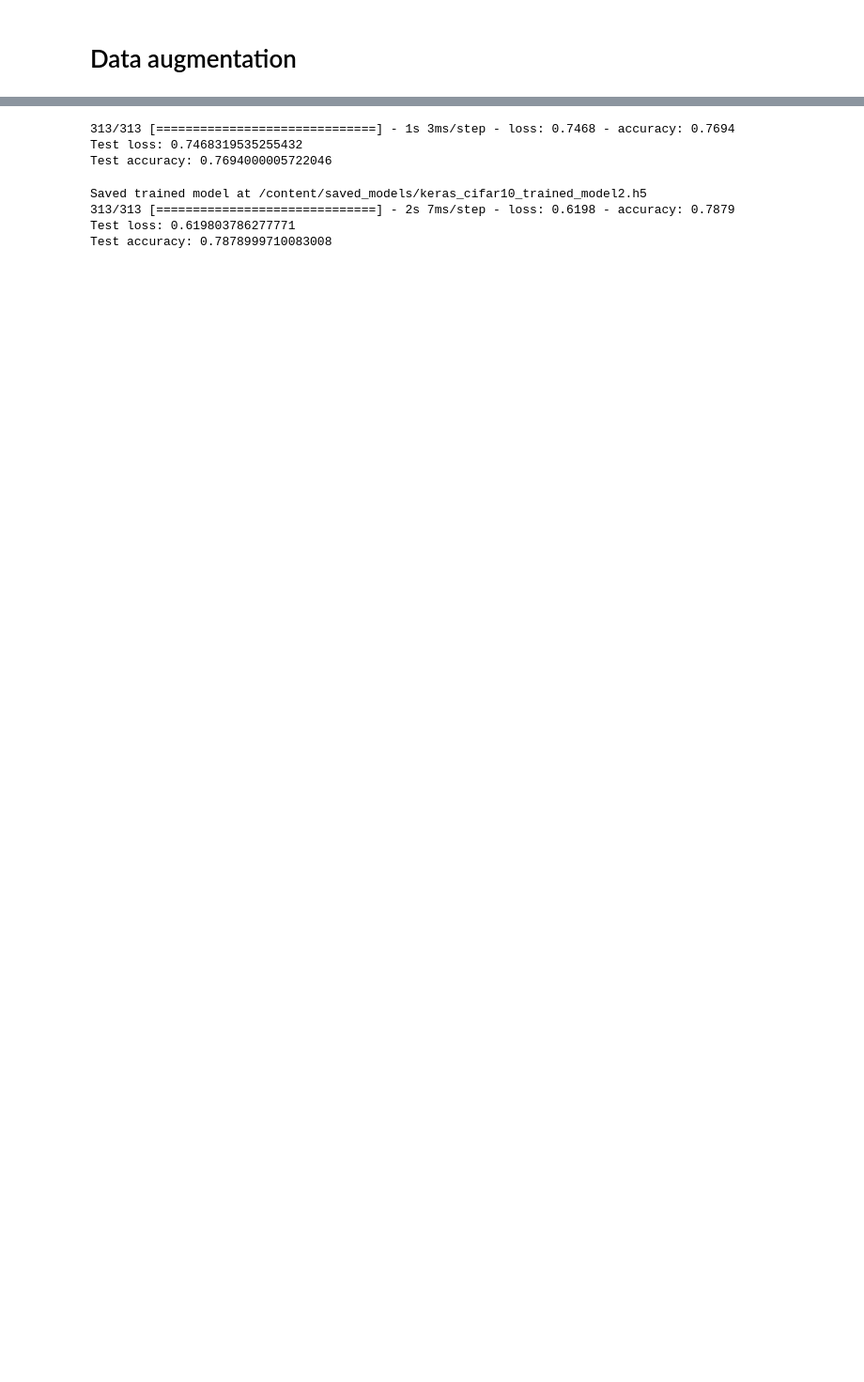
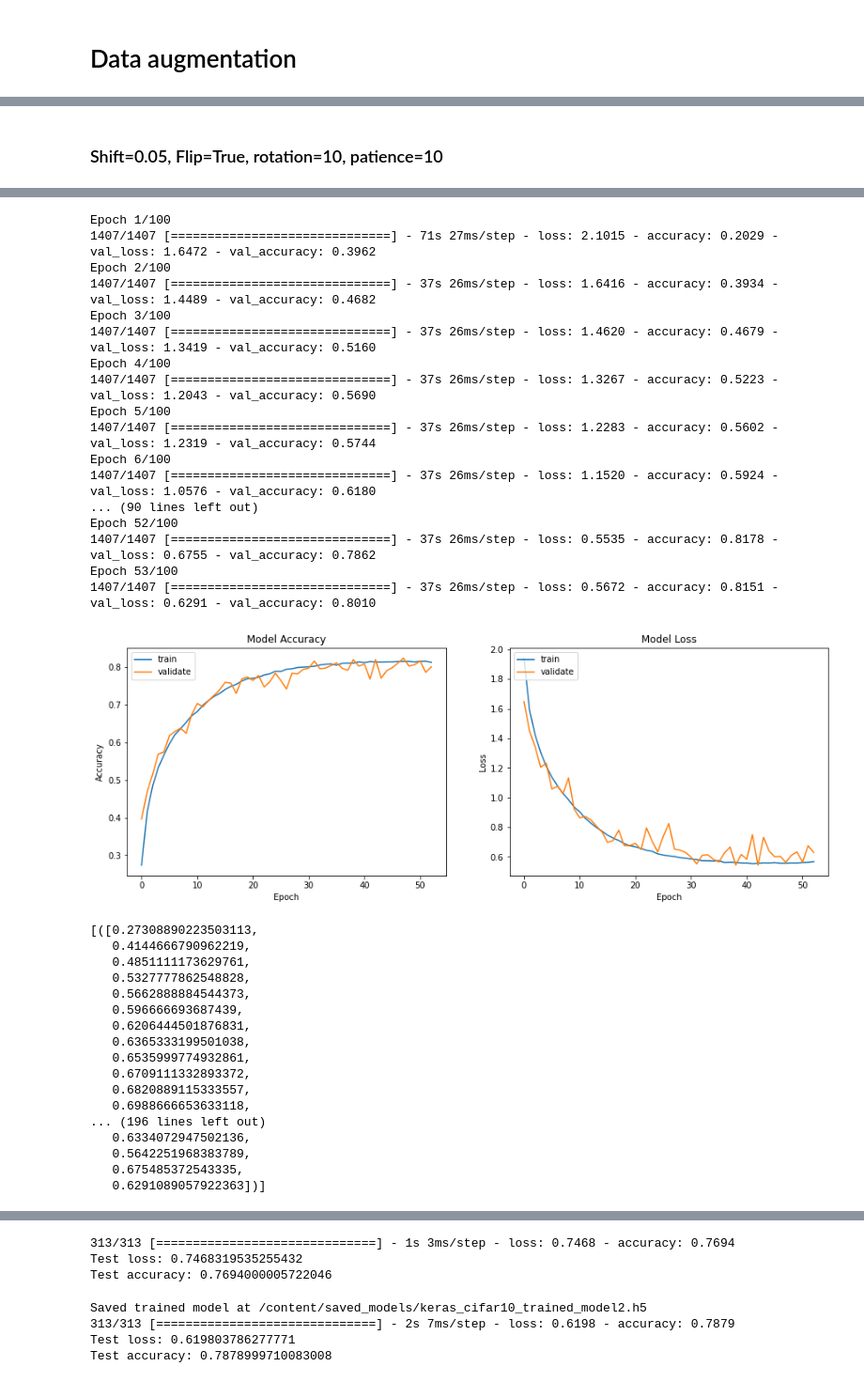
Before and after one commit to MakowToms/DeepLearning, a Jupyter notebook: cnn/from_kaggle_in_keras.ipynb, the cells around one changed output, grey strips where cells are left out. Shown: that part at 94% size. Cells and saved outputs as stored; diff of their text form; code cells hidden in the pictures; blank space fills up the shorter version.

```diff
--- a/cnn/from_kaggle_in_keras.ipynb
+++ b/cnn/from_kaggle_in_keras.ipynb
@@ -803,0 +1073,16 @@ dict_keys(['loss', 'accuracy', 'val_loss', 'val_accuracy'])
+# %% [markdown]
+### Shift=0.05, Flip=True, rotation=10, patience=10
+# %%
+shift = 0.05
+horizontal_flip = True
+rotation = 10
+workers = 4
+early_stopping = tf.keras.callbacks.EarlyStopping(monitor='val_loss', patience=10, restore_best_weights=True)
+
+model.summary()
+
+results_of_model(model, opt[0], opt[1], n=1, plot=True,
+                 data_augmentation=data_augmentation,
+                 shift=shift, horizontal_flip=horizontal_flip, rotation=rotation,
+                 workers=workers, early_stopping=early_stopping)
+# %% [output]
@@ -803,0 +1106,35 @@ dict_keys(['loss', 'accuracy', 'val_loss', 'val_accuracy'])
+Epoch 1/100
+1407/1407 [==============================] - 71s 27ms/step - loss: 2.1015 - accuracy: 0.2029 - val_loss: 1.6472 - val_accuracy: 0.3962
+Epoch 2/100
+1407/1407 [==============================] - 37s 26ms/step - loss: 1.6416 - accuracy: 0.3934 - val_loss: 1.4489 - val_accuracy: 0.4682
+Epoch 3/100
+1407/1407 [==============================] - 37s 26ms/step - loss: 1.4620 - accuracy: 0.4679 - val_loss: 1.3419 - val_accuracy: 0.5160
+Epoch 4/100
+1407/1407 [==============================] - 37s 26ms/step - loss: 1.3267 - accuracy: 0.5223 - val_loss: 1.2043 - val_accuracy: 0.5690
+Epoch 5/100
+1407/1407 [==============================] - 37s 26ms/step - loss: 1.2283 - accuracy: 0.5602 - val_loss: 1.2319 - val_accuracy: 0.5744
+Epoch 6/100
+1407/1407 [==============================] - 37s 26ms/step - loss: 1.1520 - accuracy: 0.5924 - val_loss: 1.0576 - val_accuracy: 0.6180
+... (90 lines left out)
+Epoch 52/100
+1407/1407 [==============================] - 37s 26ms/step - loss: 0.5535 - accuracy: 0.8178 - val_loss: 0.6755 - val_accuracy: 0.7862
+Epoch 53/100
+1407/1407 [==============================] - 37s 26ms/step - loss: 0.5672 - accuracy: 0.8151 - val_loss: 0.6291 - val_accuracy: 0.8010
+[figure, added]
+[([0.27308890223503113,
+   0.4144666790962219,
+   0.4851111173629761,
+   0.5327777862548828,
+   0.5662888884544373,
+   0.596666693687439,
+   0.6206444501876831,
+   0.6365333199501038,
+   0.6535999774932861,
+   0.6709111332893372,
+   0.6820889115333557,
+   0.6988666653633118,
+... (196 lines left out)
+   0.6334072947502136,
+   0.5642251968383789,
+   0.675485372543335,
+   0.6291089057922363])]
```
Also changed, not shown: parts of 46 cells of this notebook.
